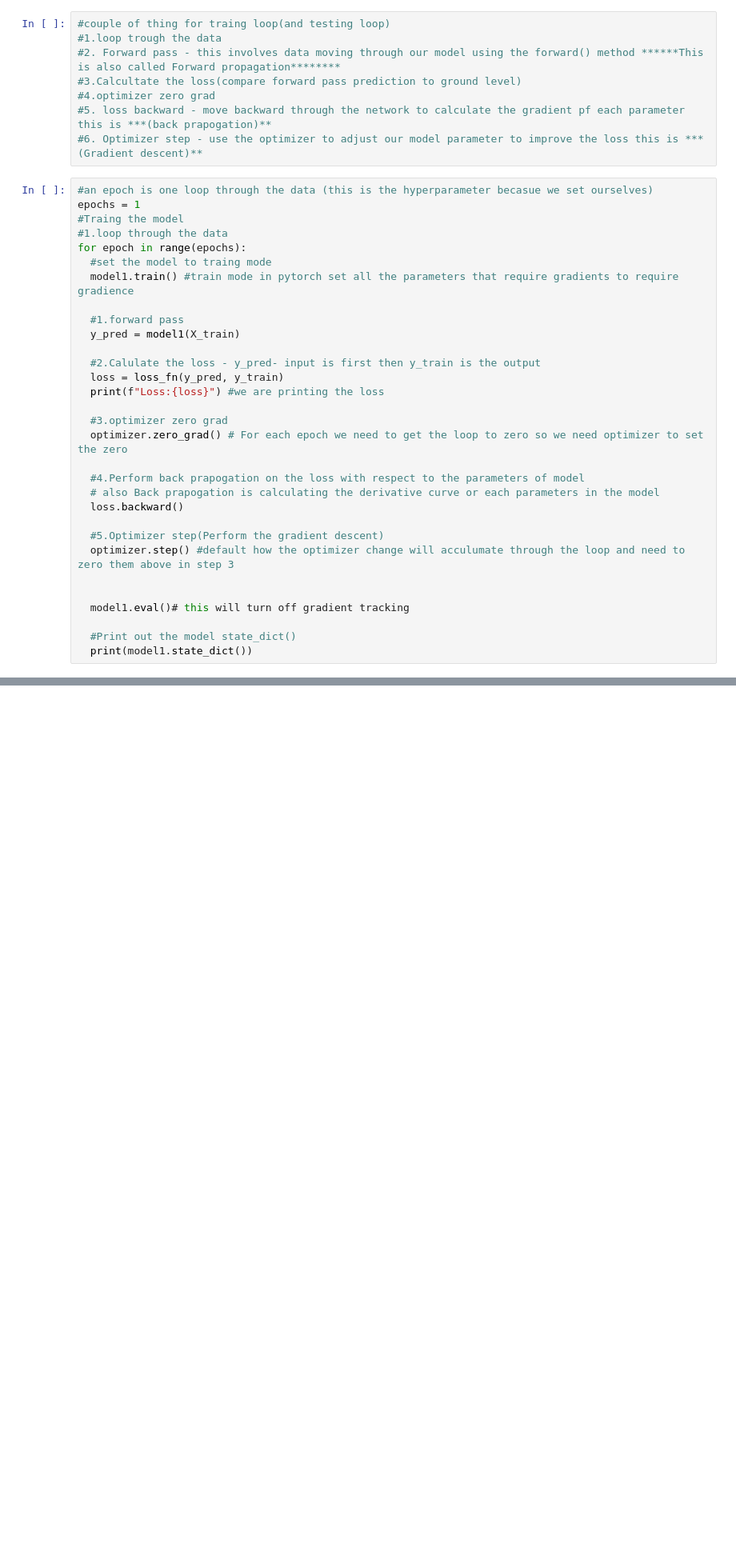
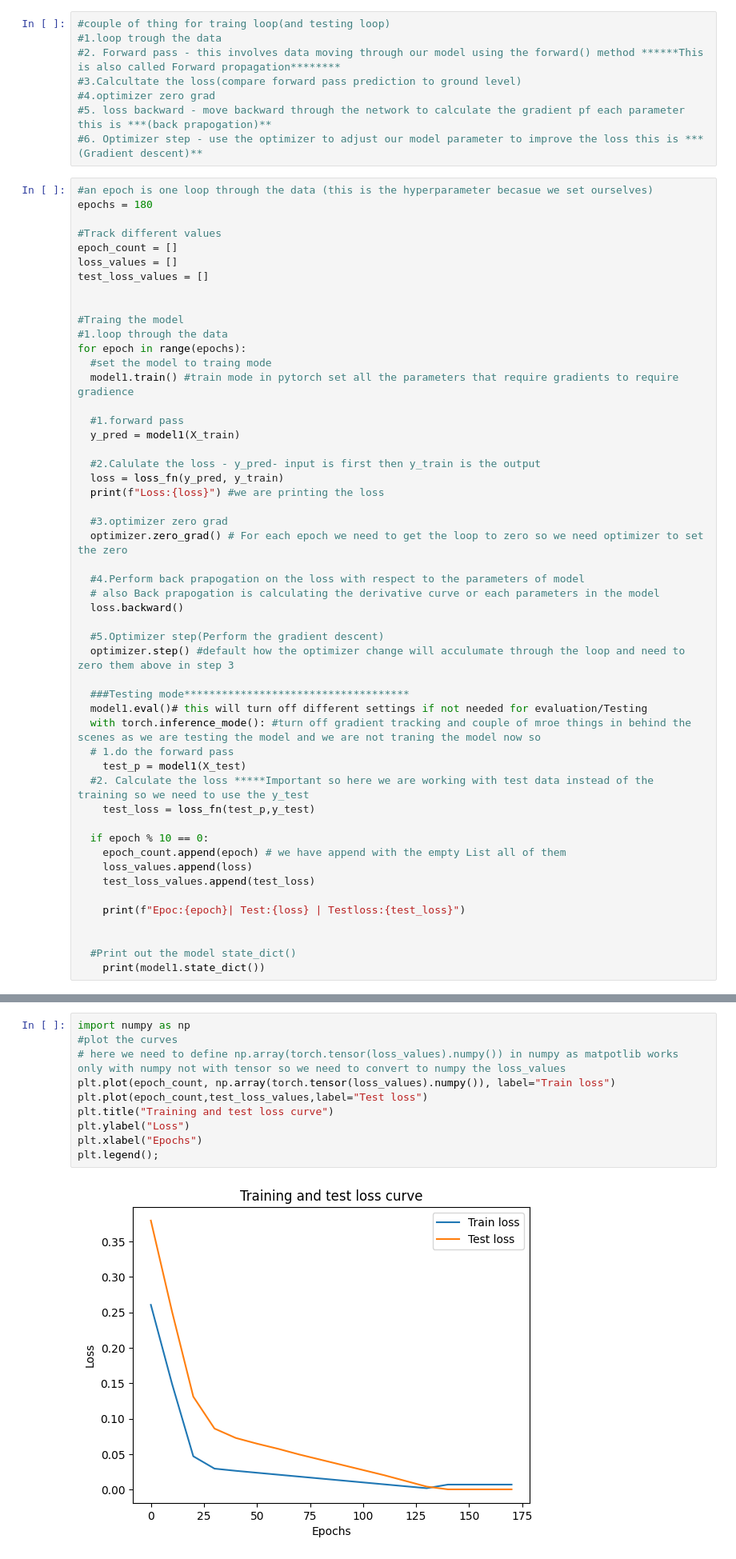
Before and after one commit to harsh24895/pyTorch, a Jupyter notebook: PyTorch_WorkFlow.ipynb, the cells around one changed output, grey strips where cells are left out. Shown: that part at 80% size. Cells and saved outputs as stored; diff of their text form; blank space fills up the shorter version.

Commit message:
Train and Test Curve

```diff
--- a/PyTorch_WorkFlow.ipynb
+++ b/PyTorch_WorkFlow.ipynb
@@ -307,7 +307,14 @@ optimizer = torch.optim.SGD(params=model1.parameters(), #optim SGD will adjust t
 #6. Optimizer step - use the optimizer to adjust our model parameter to improve the loss this is ***(Gradient descent)**
 # %%
 #an epoch is one loop through the data (this is the hyperparameter becasue we set ourselves)
-epochs = 1
+epochs = 180
+
+#Track different values
+epoch_count = []
+loss_values = []
+test_loss_values = []
+
+
 #Traing the model
 #1.loop through the data
 for epoch in range(epochs):
@@ -331,9 +338,22 @@ for epoch in range(epochs):
   #5.Optimizer step(Perform the gradient descent)
   optimizer.step() #default how the optimizer change will acculumate through the loop and need to zero them above in step 3
 
+  ###Testing mode************************************
+  model1.eval()# this will turn off different settings if not needed for evaluation/Testing
+  with torch.inference_mode(): #turn off gradient tracking and couple of mroe things in behind the scenes as we are testing the model and we are not traning the model now so
+  # 1.do the forward pass
+    test_p = model1(X_test)
+  #2. Calculate the loss *****Important so here we are working with test data instead of the training so we need to use the y_test
+    test_loss = loss_fn(test_p,y_test)
 
-  model1.eval()# this will turn off gradient tracking
+  if epoch % 10 == 0:
+    epoch_count.append(epoch) # we have append with the empty List all of them
+    loss_values.append(loss)
+    test_loss_values.append(test_loss)
+
+    print(f"Epoc:{epoch}| Test:{loss} | Testloss:{test_loss}")
+
 
   #Print out the model state_dict()
-  print(model1.state_dict())
+    print(model1.state_dict())
 # %% [output]
@@ -342,3 +377,15 @@ OrderedDict([('weights', tensor([0.4045])), ('bias', tensor([0.3242]))])
+# %%
+import numpy as np
+#plot the curves
+# here we need to define np.array(torch.tensor(loss_values).numpy()) in numpy as matpotlib works only with numpy not with tensor so we need to convert to numpy the loss_values
+plt.plot(epoch_count, np.array(torch.tensor(loss_values).numpy()), label="Train loss")
+plt.plot(epoch_count,test_loss_values,label="Test loss")
+plt.title("Training and test loss curve")
+plt.ylabel("Loss")
+plt.xlabel("Epochs")
+plt.legend();
+# %% [output]
+[figure, added]
 # %%
 model1.state_dict()
 # %% [output]
```
Also changed, not shown: parts of 4 cells of this notebook.
